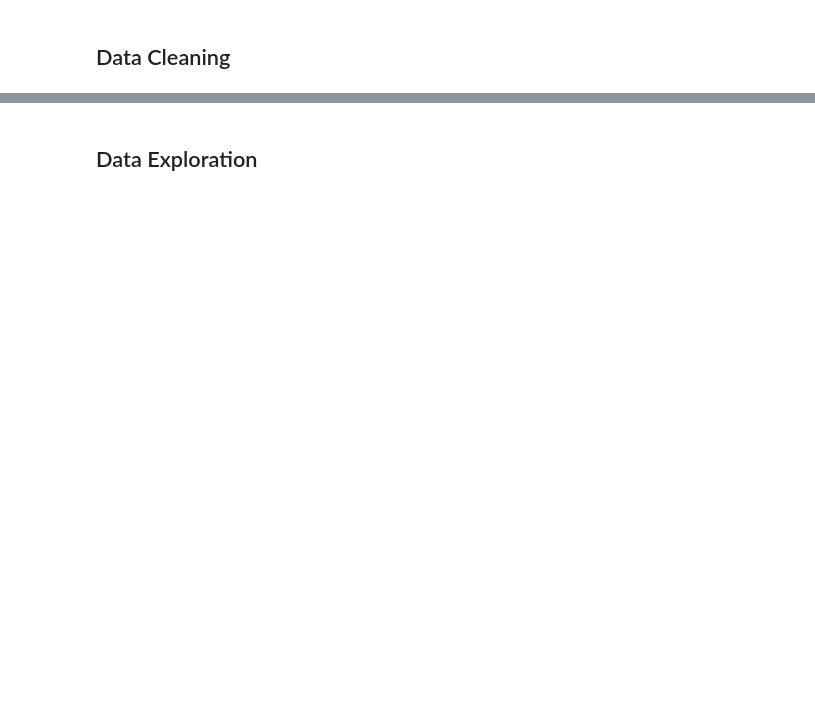
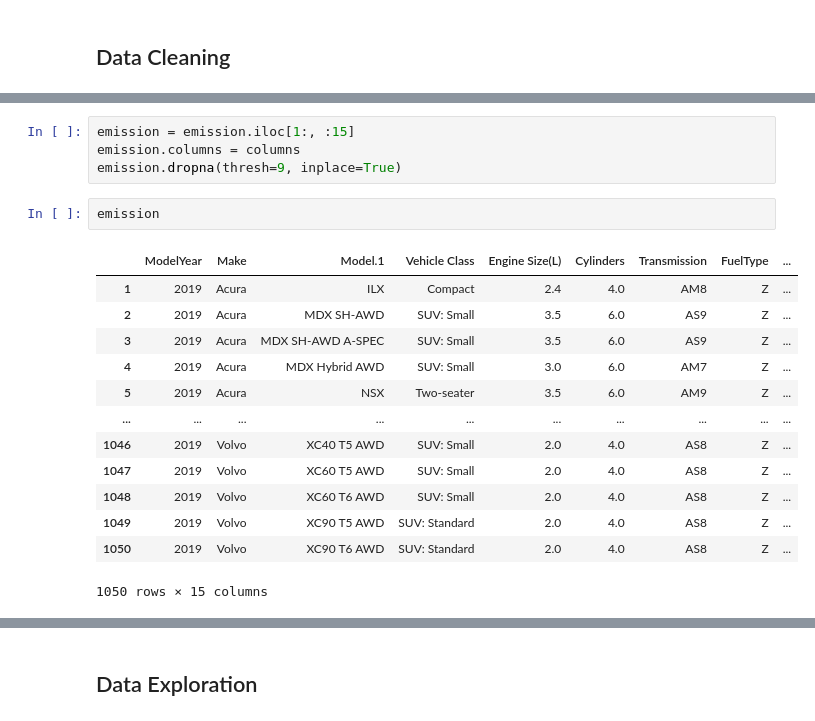
Before and after one commit to Ridzy619/Datafain, a Jupyter notebook: Courses/Classification and Regression With Python/Linear Regression with Python - Classwork.ipynb, the cells around one changed output, grey strips where cells are left out. Drawn from its saved outputs; the diff is of its cells as text; blank space fills up the shorter version.

```diff
--- a/Courses/Classification and Regression With Python/Linear Regression with Python - Classwork.ipynb
+++ b/Courses/Classification and Regression With Python/Linear Regression with Python - Classwork.ipynb
@@ -31,0 +88,20 @@ The dataset was gotten from the website of [Government of Canada Website](https:
+# %%
+emission = emission.iloc[1:, :15]
+emission.columns = columns
+emission.dropna(thresh=9, inplace=True)
+# %%
+emission
+# %% [output]
+|  | ModelYear | Make | Model.1 | Vehicle Class | Engine Size(L) | Cylinders | Transmission | FuelType | ... |
+| 1 | 2019 | Acura | ILX | Compact | 2.4 | 4.0 | AM8 | Z | ... |
+| 2 | 2019 | Acura | MDX SH-AWD | SUV: Small | 3.5 | 6.0 | AS9 | Z | ... |
+| 3 | 2019 | Acura | MDX SH-AWD A-SPEC | SUV: Small | 3.5 | 6.0 | AS9 | Z | ... |
+| 4 | 2019 | Acura | MDX Hybrid AWD | SUV: Small | 3.0 | 6.0 | AM7 | Z | ... |
+| 5 | 2019 | Acura | NSX | Two-seater | 3.5 | 6.0 | AM9 | Z | ... |
+| ... | ... | ... | ... | ... | ... | ... | ... | ... | ... |
+| 1046 | 2019 | Volvo | XC40 T5 AWD | SUV: Small | 2.0 | 4.0 | AS8 | Z | ... |
+| 1047 | 2019 | Volvo | XC60 T5 AWD | SUV: Small | 2.0 | 4.0 | AS8 | Z | ... |
+| 1048 | 2019 | Volvo | XC60 T6 AWD | SUV: Small | 2.0 | 4.0 | AS8 | Z | ... |
+| 1049 | 2019 | Volvo | XC90 T5 AWD | SUV: Standard | 2.0 | 4.0 | AS8 | Z | ... |
+| 1050 | 2019 | Volvo | XC90 T6 AWD | SUV: Standard | 2.0 | 4.0 | AS8 | Z | ... |
+1050 rows × 15 columns
```
Also changed, not shown: parts of 39 cells of this notebook, 2 other files.
